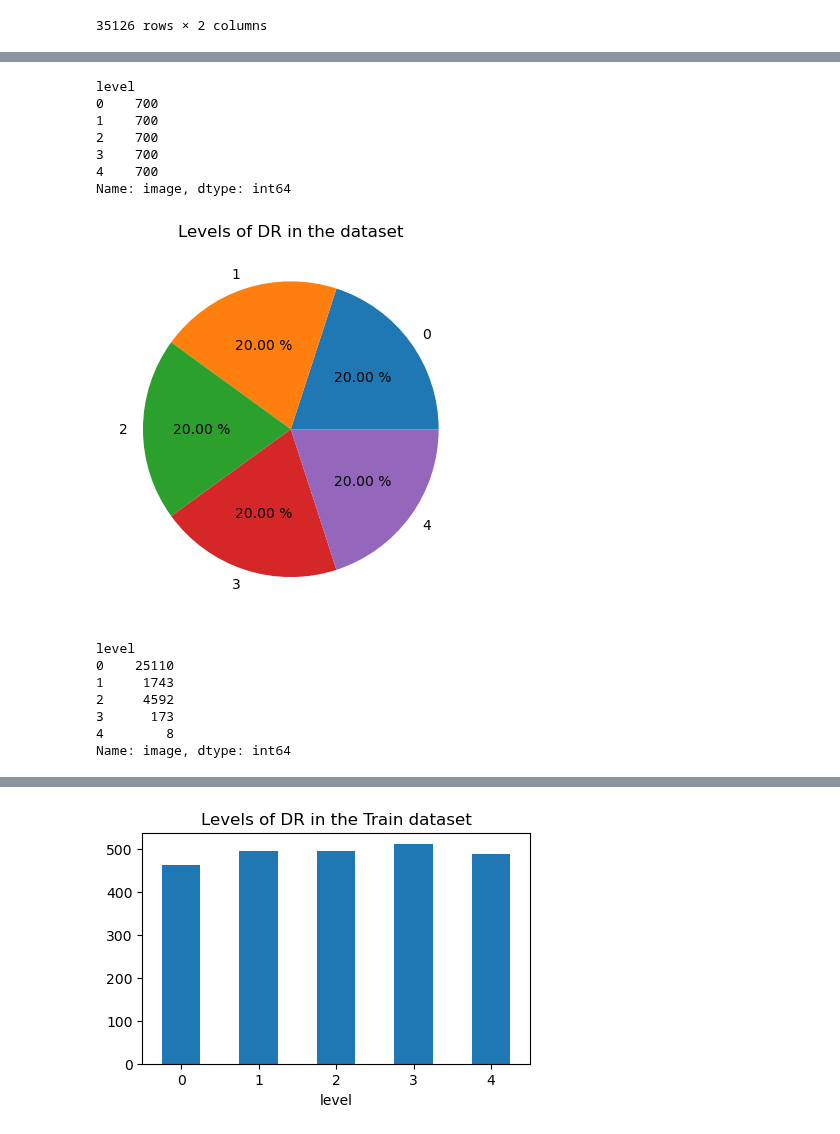
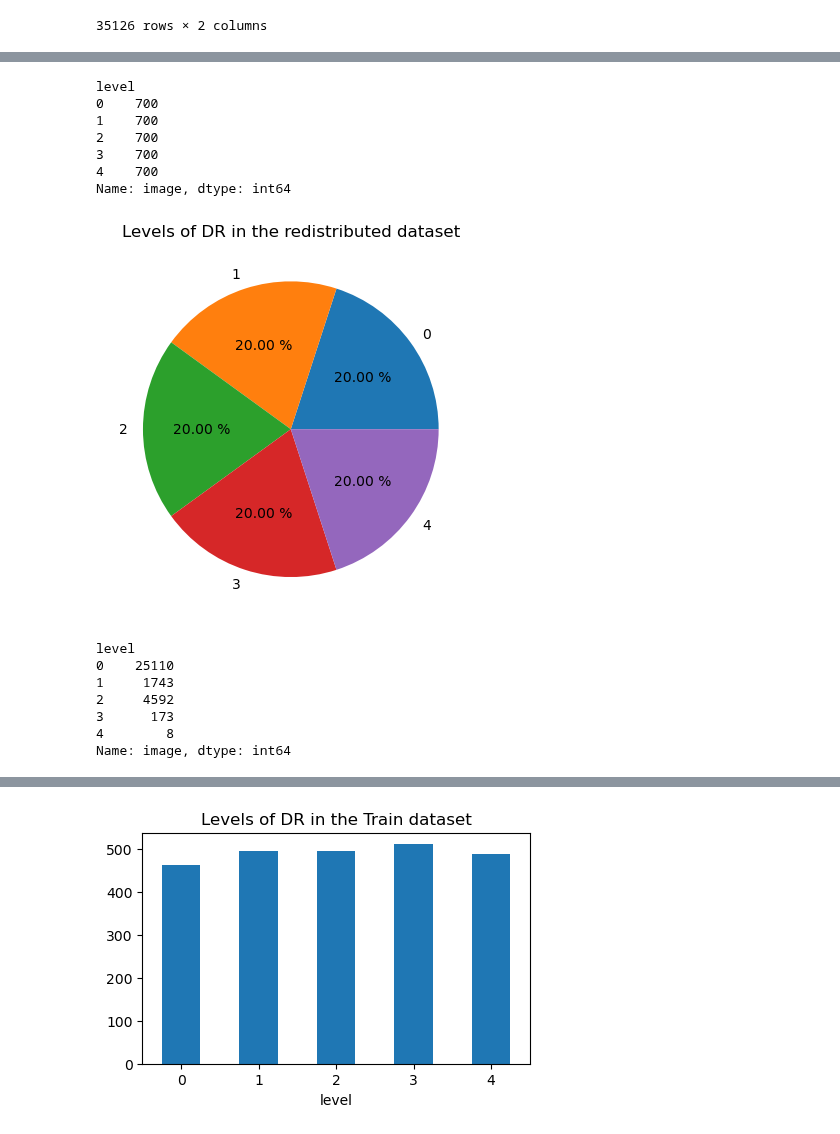
Before and after one commit to AlbertoRomanRamosRodriguez/Tesis-de-Grado, a Jupyter notebook: exploring-kaggle-dr.ipynb, the cells around one changed output, grey strips where cells are left out. Cells and saved outputs as stored; diff of their text form; code cells hidden in the pictures.

```diff
--- a/exploring-kaggle-dr.ipynb
+++ b/exploring-kaggle-dr.ipynb
@@ -79,23 +79,23 @@ Name: image, dtype: int64
 # %%
 dataset = orig_ds.groupby(['level']).sample(700)
 display(dataset.groupby('level')['image'].count())
 
 plt.pie([dataset.loc[dataset['level'] == n].count()[0] for n in range(classes)], labels = range(classes), autopct='%.2f %%')
-plt.title("Levels of DR in the dataset")
+plt.title("Levels of DR in the redistributed dataset")
 plt.show()
 
 rest_df = orig_ds.loc[~orig_ds['image'].isin(dataset['image'])].dropna()
 
 display(rest_df.groupby('level')['image'].count())
 # %% [output]
 level
 0    700
 1    700
 2    700
 3    700
 4    700
 Name: image, dtype: int64
-[figure, old version]
+[figure, new version]
 level
 0    25110
 1     1743
```
Also changed, not shown: parts of 4 cells of this notebook.
